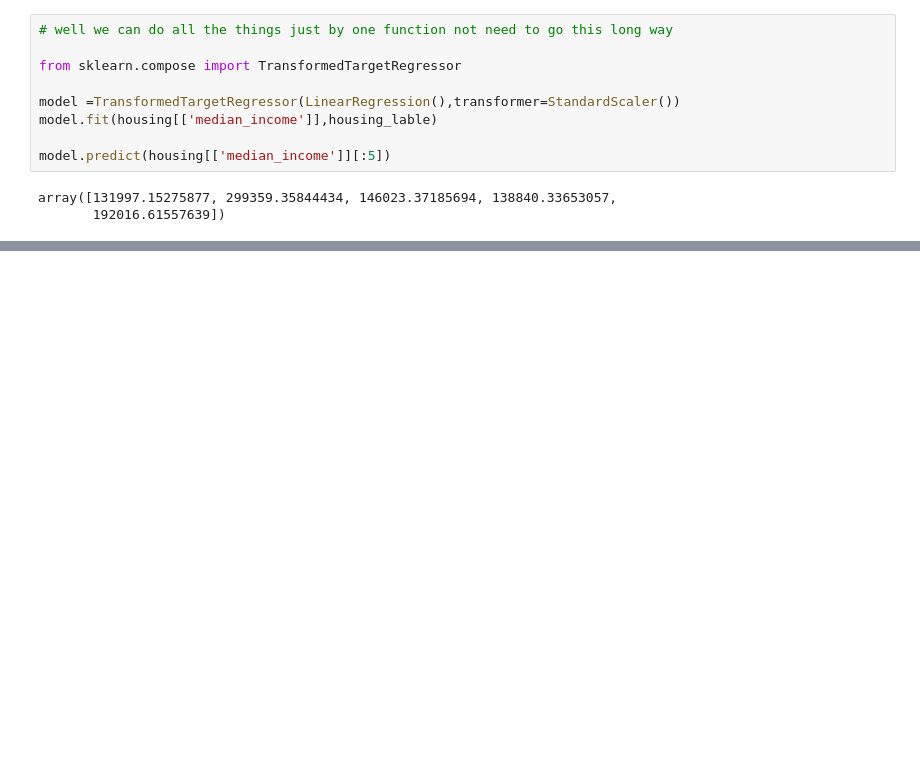
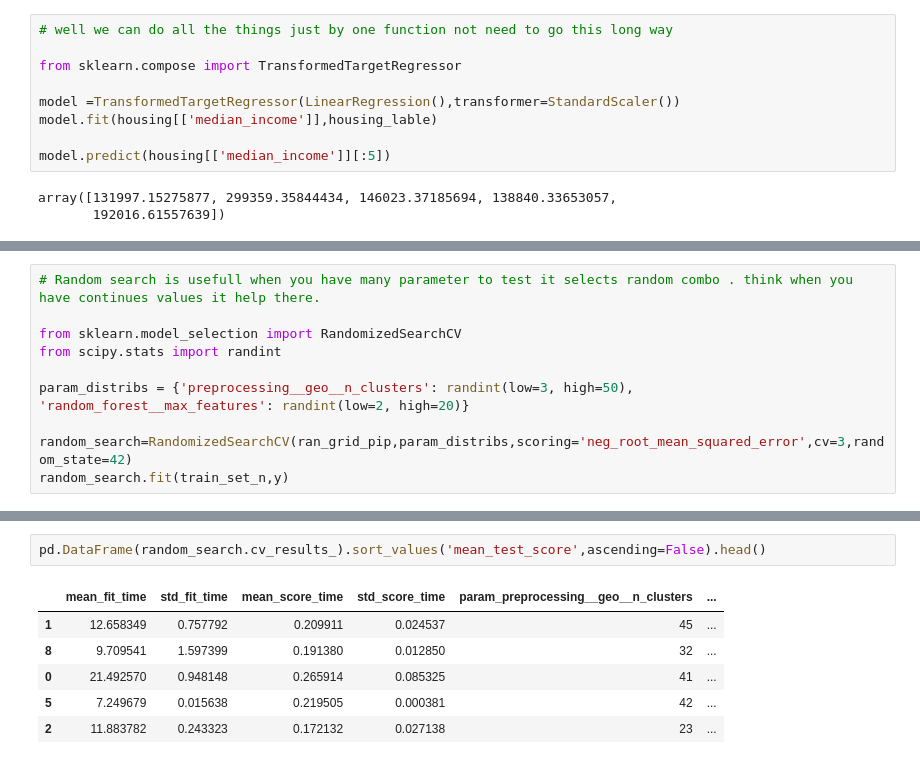
Before and after one commit to ikartiksavaliya/Hands-On-Machine-Learning-Projects, a Jupyter notebook: Chapter-2-end-to-end-ml.ipynb, the cells around one changed output, grey strips where cells are left out. Saved outputs shown, nothing was run; the diff lists cells and outputs as text; blank space fills up the shorter version.

```diff
--- a/Chapter-2-end-to-end-ml.ipynb
+++ b/Chapter-2-end-to-end-ml.ipynb
@@ -450,0 +866,11 @@ array([1, 3])
+# %%
+# Random search is usefull when you have many parameter to test it selects random combo . think when you have continues values it help there.
+
+from sklearn.model_selection import RandomizedSearchCV
+from scipy.stats import randint
+
+param_distribs = {'preprocessing__geo__n_clusters': randint(low=3, high=50),
+'random_forest__max_features': randint(low=2, high=20)}
+
+random_search=RandomizedSearchCV(ran_grid_pip,param_distribs,scoring='neg_root_mean_squared_error',cv=3,random_state=42)
+random_search.fit(train_set_n,y)
@@ -450,0 +894,9 @@ array([1, 3])
+# %%
+pd.DataFrame(random_search.cv_results_).sort_values('mean_test_score',ascending=False).head()
+# %% [output]
+|  | mean_fit_time | std_fit_time | mean_score_time | std_score_time | param_preprocessing__geo__n_clusters | ... |
+| 1 | 12.658349 | 0.757792 | 0.209911 | 0.024537 | 45 | ... |
+| 8 | 9.709541 | 1.597399 | 0.191380 | 0.012850 | 32 | ... |
+| 0 | 21.492570 | 0.948148 | 0.265914 | 0.085325 | 41 | ... |
+| 5 | 7.249679 | 0.015638 | 0.219505 | 0.000381 | 42 | ... |
+| 2 | 11.883782 | 0.243323 | 0.172132 | 0.027138 | 23 | ... |
```
Also changed, not shown: parts of 31 cells of this notebook.
